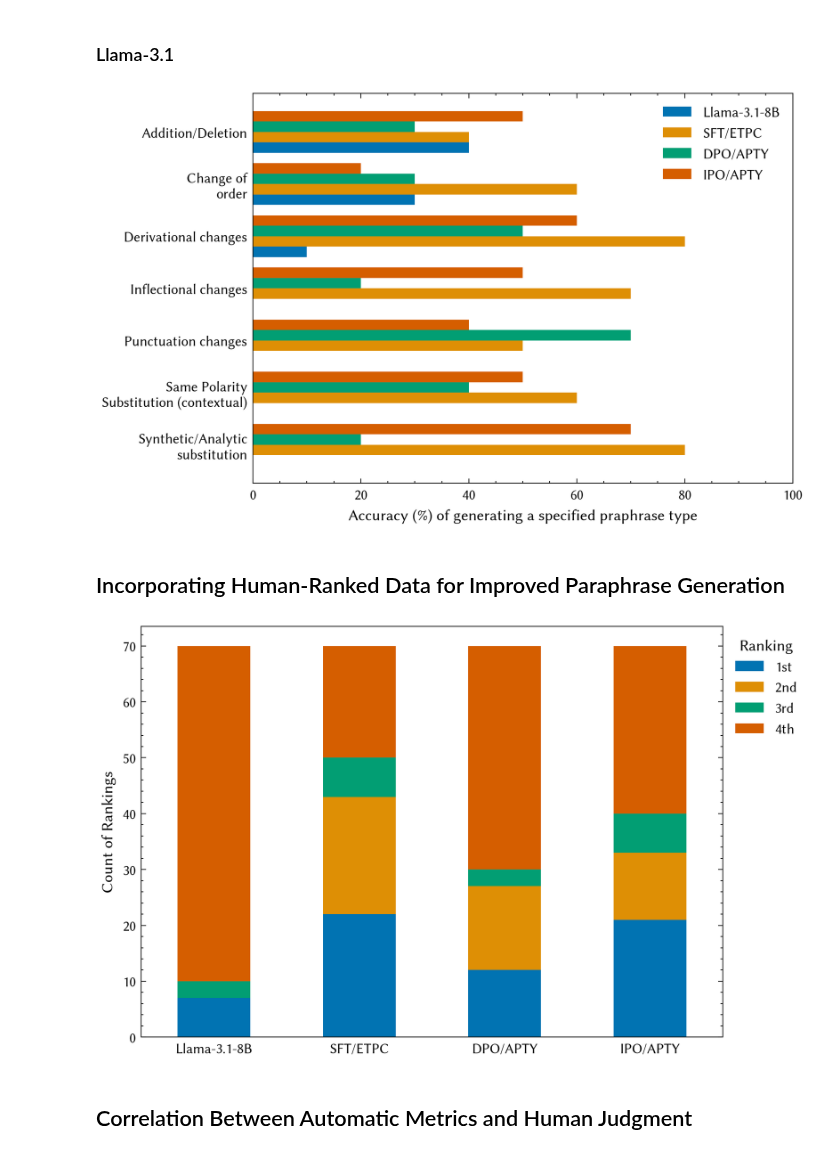
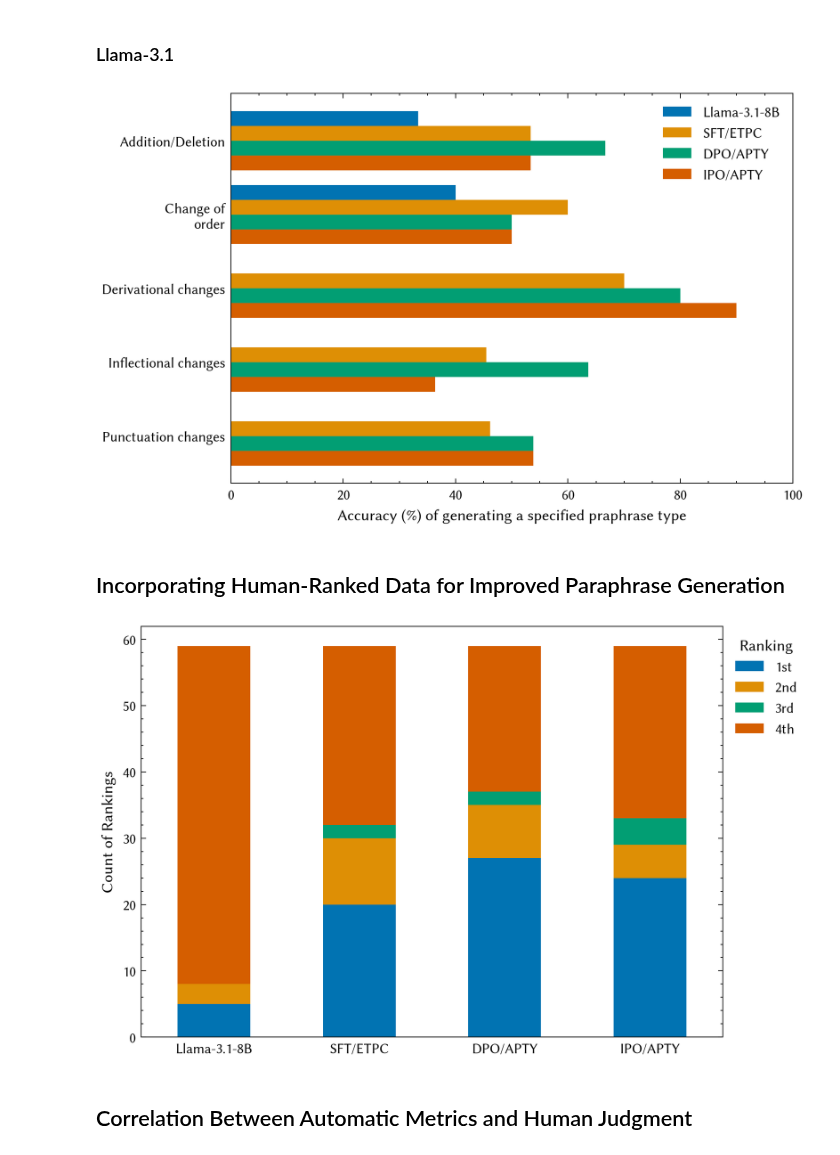
Before and after one commit to cluebbers/dpo-rlhf-paraphrase-types, a Jupyter notebook: notebooks/plots.ipynb, the cells around one changed output. Saved outputs shown, nothing was run; the diff lists cells and outputs as text; code cells hidden in the pictures.

Commit message:
open llm test

```diff
--- a/notebooks/plots.ipynb
+++ b/notebooks/plots.ipynb
@@ -23,10 +23,10 @@ from common import modify_last_character, clean_text
 output_dir = "/home/slim/dpo-rhlf-paraphrase-types/out/plots"
 os.chdir("/home/slim/dpo-rhlf-paraphrase-types")
 
-with open('/home/slim/dpo-rhlf-paraphrase-types/out/gen-models/project-6-at-2024-11-11-13-22-70959b8f.json', 'r') as f:
+with open('/home/slim/dpo-rhlf-paraphrase-types/out/gen-models/project-6-at-2024-11-17-14-31-f2007404.json', 'r') as f:
     annotations_data = json.load(f)
-#with open('/home/slim/dpo-rhlf-paraphrase-types/out/gen-models/generated_paraphrases_Llama-3.1-8B.json', 'r') as f:
-   # evaluations_data = json.load(f)
+with open('/home/slim/dpo-rhlf-paraphrase-types/out/gen-models/generated_paraphrases_Llama-3.1-8B_2024-11-15.json', 'r') as f:
+    evaluations_data = json.load(f)
 
 TOP_10_PARAPHRASE_TYPES = [
     "addition/deletion",
@@ -366,35 +366,35 @@ def create_accuracy_plot(data):
     df = pd.DataFrame(df_data)
 
     # Sort the DataFrame by the 'APT' column alphabetically
     df = df.sort_values(by='APT', ascending=False)
 
     # Create plot
     fig, ax = plt.subplots(constrained_layout=True)
 
     models = ['Llama-3.1-8B', 'SFT/ETPC', 'DPO/APTY', 'IPO/APTY']
     x = np.arange(len(df['APT']))
     width = 0.2
 
     for i, model in enumerate(models):
-        ax.barh(x + i*width, df[model], width, label=model)
+        ax.barh(x + (len(models) - 1 - i) *width, df[model], width, label=model)
 
     ax.set_yticks(x + width*1.5)
     ax.set_yticklabels(df['APT'])
     ax.tick_params(axis="y", which="both", left=False, right=False)
     ax.set_xlabel("Accuracy (%) of generating a specified praphrase type")
     plt.xlim(0, 100)
     plt.legend()
 
     return plt
 
 # Usage:
 
 plot = create_accuracy_plot(annotations_data)
 
 output_path = os.path.join(output_dir, "llama3_type_ranking.pdf")
 plt.savefig(output_path, dpi=300)
 # %% [output]
-[figure, old version]
+[figure, new version]
 # %% [markdown]
 ## Incorporating Human-Ranked Data for Improved Paraphrase Generation
 # %%
@@ -458,7 +458,7 @@ plot = create_ranking_plot(df)
 output_path = os.path.join(output_dir, "apt_ranking.pdf")
 plt.savefig(output_path, dpi=300)
 # %% [output]
-[figure, old version]
+[figure, new version]
 # %% [markdown]
 ## Correlation Between Automatic Metrics and Human Judgment
 # %%
```
Also changed, not shown: parts of 6 cells of this notebook, 2 other files.
